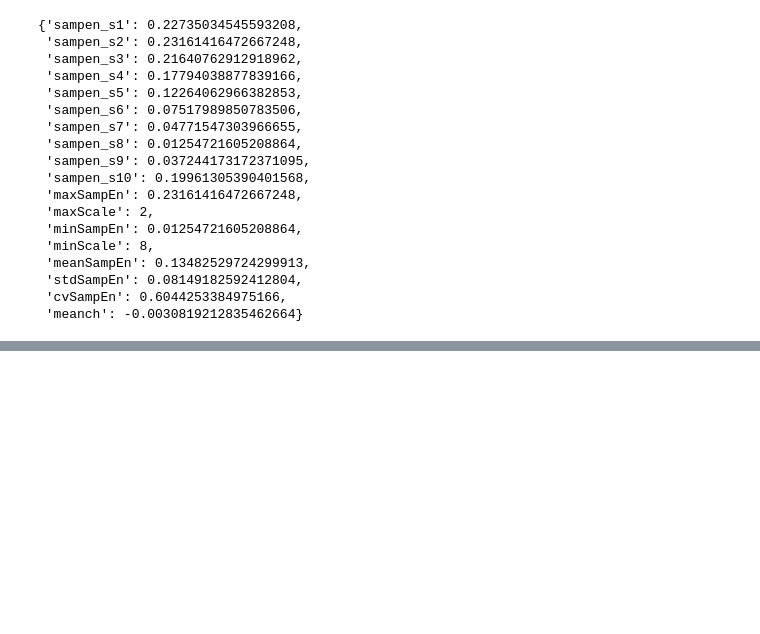
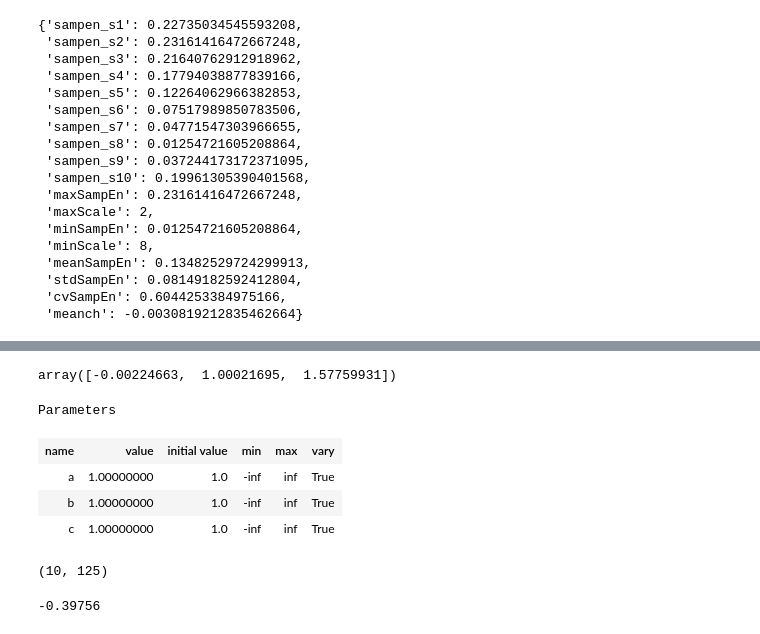
Before and after one commit to jmoo2880/py-hctsa-project, a Jupyter notebook: test_stuff.ipynb, the cells around one changed output, grey strips where cells are left out. Drawn from its saved outputs; the diff is of its cells as text; code cells hidden in the pictures; blank space fills up the shorter version.

```diff
--- a/test_stuff.ipynb
+++ b/test_stuff.ipynb
@@ -2621,0 +2693,4 @@ EN_mse2(ts1)
+# %%
+DT_IsSeasonal(ts1)
+# %% [output]
+array([-0.00224663,  1.00021695,  1.57759931])
@@ -2621,0 +2699,14 @@ EN_mse2(ts1)
+# %%
+def sin1(x, a, b, c):
+    return a*np.sin(b*x + c)
+# %%
+gmodel = Model(sin1)
+gmodel.param_names
+params = gmodel.make_params(a=1, b=1, c=1)
+params
+# %% [output]
+Parameters
+| name | value | initial value | min | max | vary |
+| a | 1.00000000 | 1.0 | -inf | inf | True |
+| b | 1.00000000 | 1.0 | -inf | inf | True |
+| c | 1.00000000 | 1.0 | -inf | inf | True |
@@ -2621,0 +2776,8 @@ EN_mse2(ts1)
+# %%
+out.shape
+# %% [output]
+(10, 125)
+# %%
+out[1, 14]
+# %% [output]
+-0.39756
```
Also changed, not shown: parts of 11 cells of this notebook, 2 other files.
